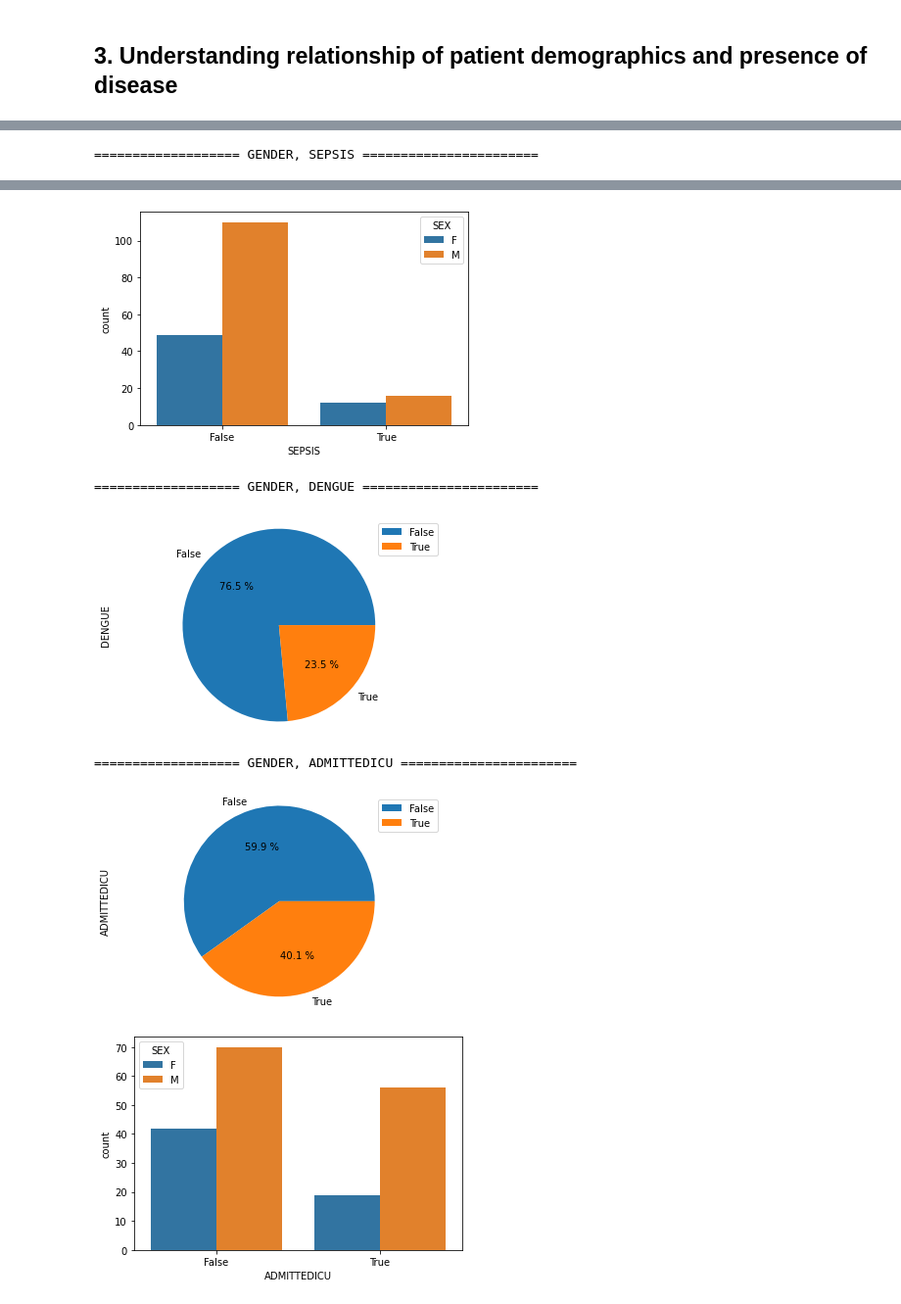
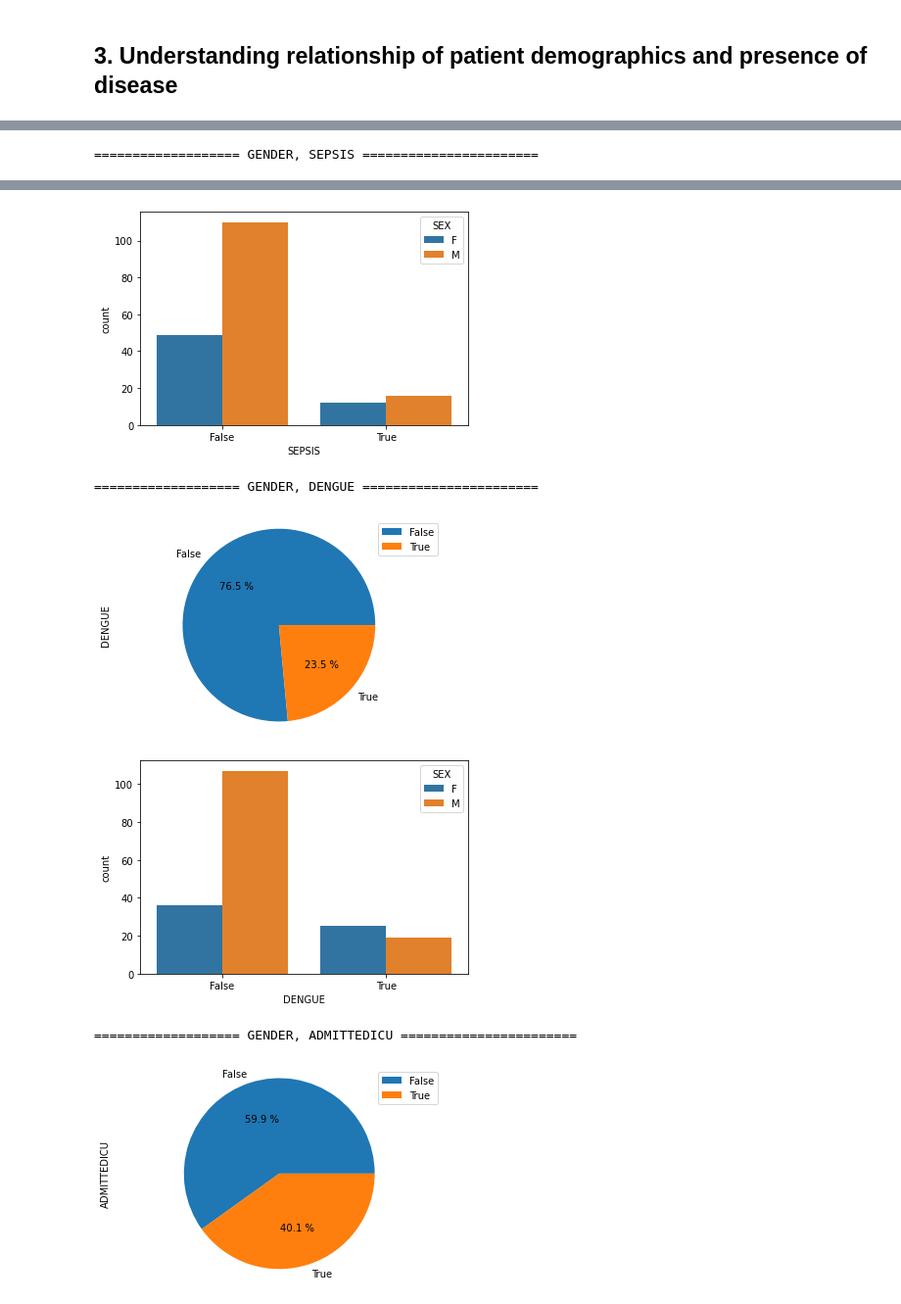
Before and after one commit to vital-ultrasound/preprint2023, a Jupyter notebook: proceedings/statistica-analysis/notebooks/participant-descriptions.ipynb, the cells around one changed output, grey strips where cells are left out. Shown at 98% size. Cells and saved outputs as stored; diff of their text form; code cells hidden in the pictures.

Commit message:
adds dengue bars and references (#12)

```diff
--- a/proceedings/statistica-analysis/notebooks/participant-descriptions.ipynb
+++ b/proceedings/statistica-analysis/notebooks/participant-descriptions.ipynb
@@ -71,33 +71,35 @@ plt.axis('equal')
 plt.show()
 
 sns.countplot(data=basic_demographics,x='SEPSIS',hue='SEX')
 plt.show()
 
 
 print(f'=================== GENDER, DENGUE =======================')
 
 basic_demographics['DENGUE'].value_counts().plot.pie(autopct='%.1f %%', ylabel='DENGUE', legend=True)
 plt.axis('equal')
 plt.show()
 
+sns.countplot(data=basic_demographics,x='DENGUE',hue='SEX')
+plt.show()
 
 
 print(f'=================== GENDER, ADMITTEDICU =======================')
 
 basic_demographics['ADMITTEDICU'].value_counts().plot.pie(autopct='%.1f %%', ylabel='ADMITTEDICU', legend=True)
 plt.axis('equal')
 plt.show()
 
 sns.countplot(data=basic_demographics,x='ADMITTEDICU',hue='SEX')
 plt.show()
 # %% [output]
 =================== GENDER =======================
 [figure]
 =================== GENDER, SEPSIS =======================
 [figure]
 [figure]
 =================== GENDER, DENGUE =======================
 [figure]
+[figure, new version]
 =================== GENDER, ADMITTEDICU =======================
-[figure, old version]
-[figure, old version]
+[figure, new version]
```
Also changed, not shown: parts of 1 cell of this notebook, 1 other file.
